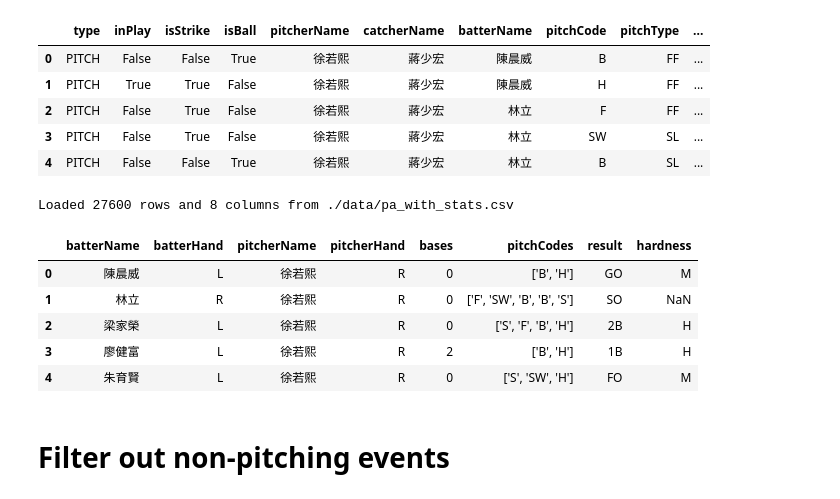
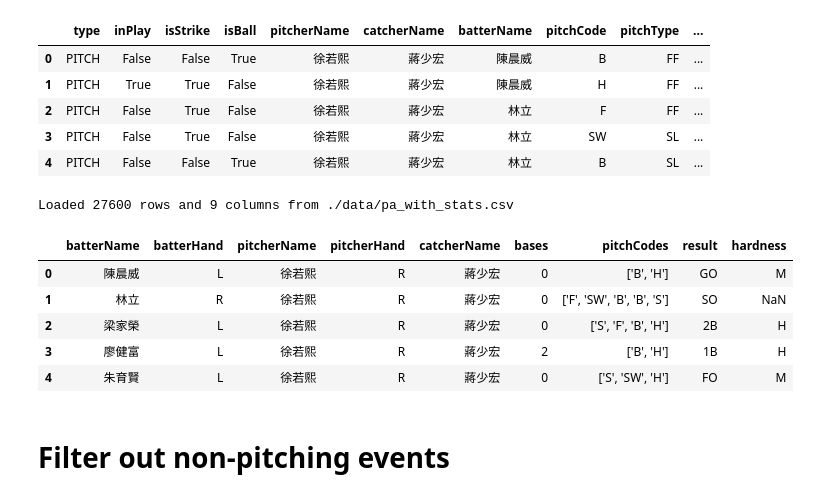
Before and after one commit to hyp0515/cpbl_data_analysis, a Jupyter notebook: clean_data.ipynb, the cells around one changed output. Drawn from its saved outputs; the diff is of its cells as text; code cells hidden in the pictures.

```diff
--- a/clean_data.ipynb
+++ b/clean_data.ipynb
@@ -47,26 +47,26 @@ events['coordY'] = events['coordY'] * 0.5 * 0.3937  # convert cm to inches and s
 # %%
 # read a CSV into a dataframe (adjust filename as needed)
 pa_filename = './data/pa_with_stats.csv'  # or provide a full path
 
 if not os.path.exists(pa_filename):
     csv_files = [f for f in os.listdir('.') if f.lower().endswith('.csv')]
     if not csv_files:
         raise FileNotFoundError(f"{pa_filename!r} not found and no CSV files in the current directory.")
     filename = csv_files[0]
     print(f"No file named 'data.csv' found. Using first CSV in cwd: {filename}")
 
 
-pas = pd.read_csv(pa_filename, usecols=['batterName', 'batterHand', 'pitcherName', 'pitcherHand', 'bases', 'pitchCodes', 'result', 'hardness'])
+pas = pd.read_csv(pa_filename, usecols=['batterName', 'batterHand', 'pitcherName', 'pitcherHand', 'catcherName', 'bases', 'pitchCodes', 'result', 'hardness'])
 print(f"Loaded {len(pas)} rows and {len(pas.columns)} columns from {pa_filename}")
 pas.head()
 # %% [output]
-Loaded 27600 rows and 8 columns from ./data/pa_with_stats.csv
+Loaded 27600 rows and 9 columns from ./data/pa_with_stats.csv
-|  | batterName | batterHand | pitcherName | pitcherHand | bases | pitchCodes | result | hardness |
-| 0 | 陳晨威 | L | 徐若熙 | R | 0 | ['B', 'H'] | GO | M |
-| 1 | 林立 | R | 徐若熙 | R | 0 | ['F', 'SW', 'B', 'B', 'S'] | SO | NaN |
-| 2 | 梁家榮 | L | 徐若熙 | R | 0 | ['S', 'F', 'B', 'H'] | 2B | H |
-| 3 | 廖健富 | L | 徐若熙 | R | 2 | ['B', 'H'] | 1B | H |
-| 4 | 朱育賢 | L | 徐若熙 | R | 0 | ['S', 'SW', 'H'] | FO | M |
+|  | batterName | batterHand | pitcherName | pitcherHand | catcherName | bases | pitchCodes | result | hardness |
+| 0 | 陳晨威 | L | 徐若熙 | R | 蔣少宏 | 0 | ['B', 'H'] | GO | M |
+| 1 | 林立 | R | 徐若熙 | R | 蔣少宏 | 0 | ['F', 'SW', 'B', 'B', 'S'] | SO | NaN |
+| 2 | 梁家榮 | L | 徐若熙 | R | 蔣少宏 | 0 | ['S', 'F', 'B', 'H'] | 2B | H |
+| 3 | 廖健富 | L | 徐若熙 | R | 蔣少宏 | 2 | ['B', 'H'] | 1B | H |
+| 4 | 朱育賢 | L | 徐若熙 | R | 蔣少宏 | 0 | ['S', 'SW', 'H'] | FO | M |
 # %% [markdown]
 # Filter out non-pitching events
 # %%
```
Also changed, not shown: parts of 2 cells of this notebook, 14 other files.
